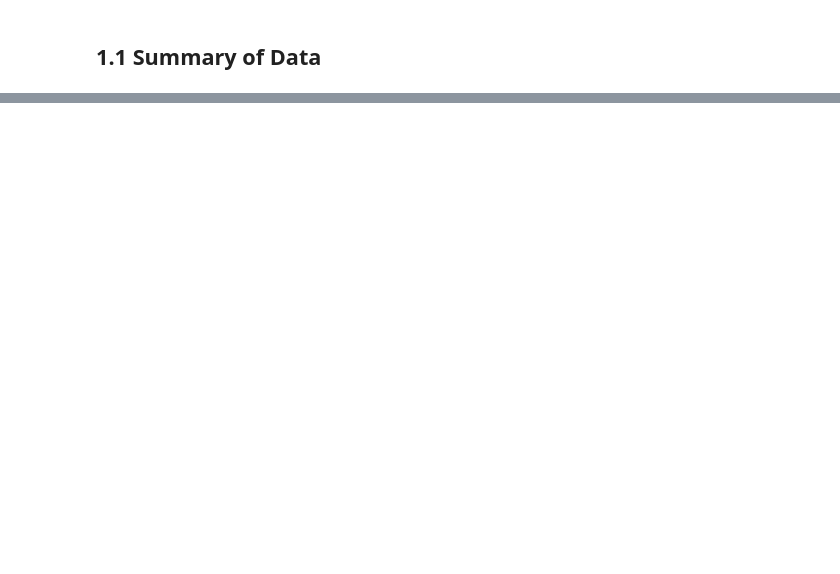
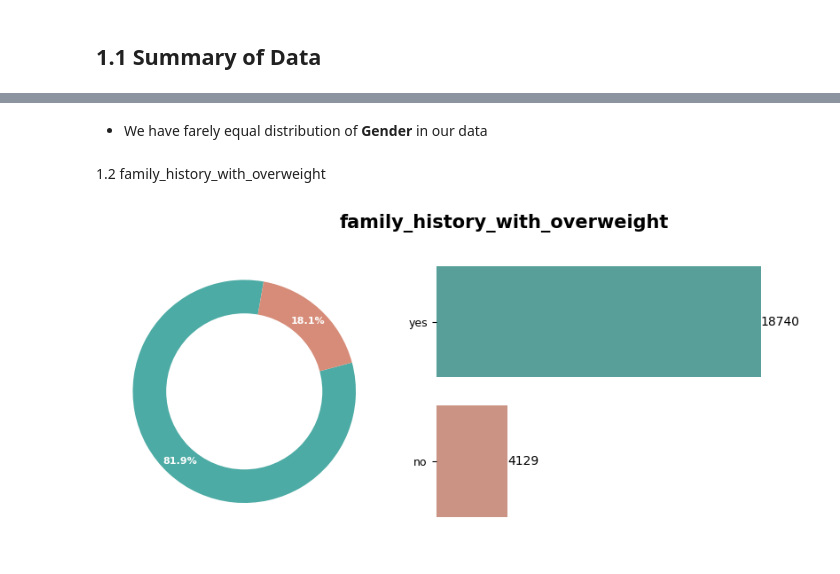
Before and after one commit to aman977381/EDA, a Jupyter notebook: EDA.ipynb, the cells around one changed output, grey strips where cells are left out. Saved outputs shown, nothing was run; the diff lists cells and outputs as text; code cells hidden in the pictures; blank space fills up the shorter version.

```diff
--- a/EDA.ipynb
+++ b/EDA.ipynb
@@ -122,0 +176,8 @@ dtype: int64
+# %% [markdown]
+* We have farely equal distribution of **Gender** in our data
+# %% [markdown]
+1.2 family_history_with_overweight
+# %%
+showplot("family_history_with_overweight")
+# %% [output]
+[figure, added]
```
Also changed, not shown: parts of 42 cells of this notebook.
